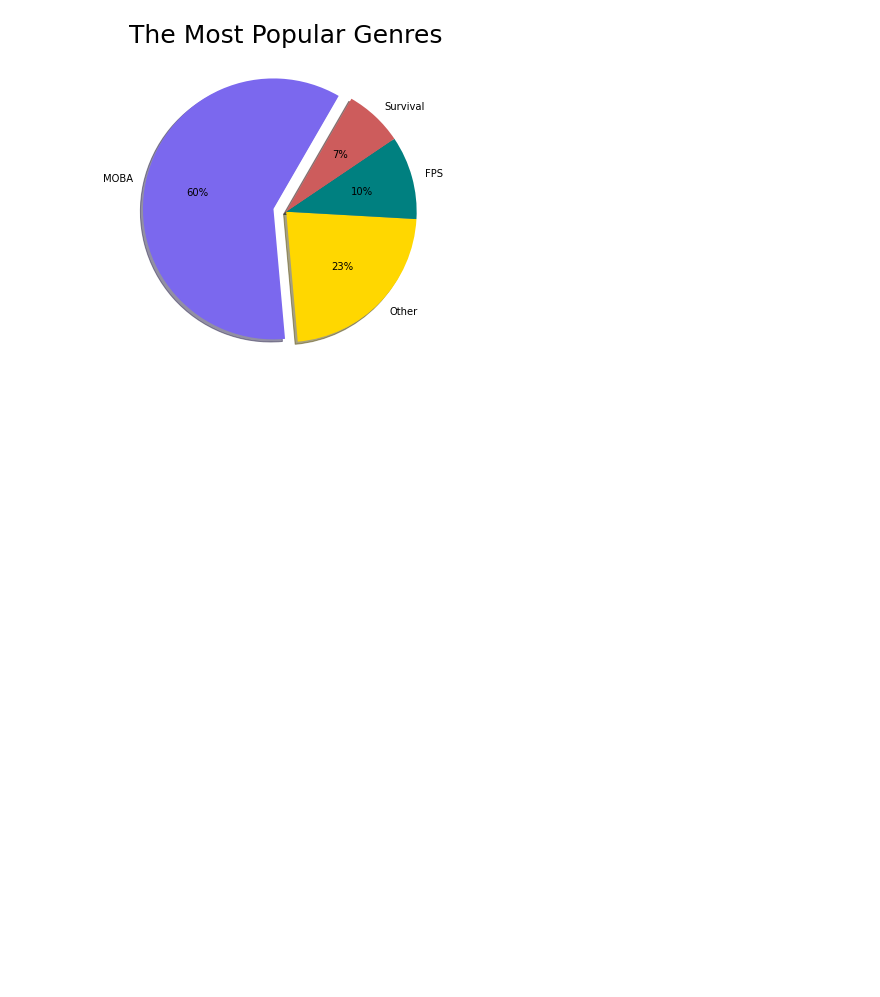
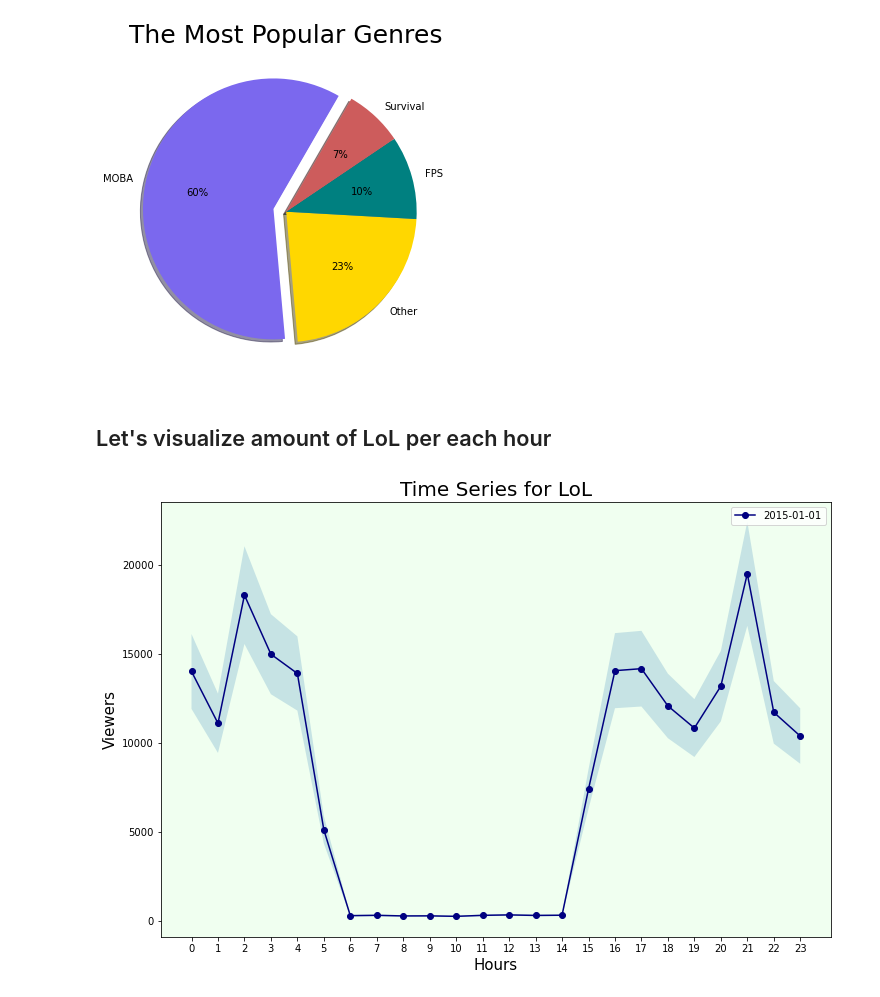
Before and after one commit to ivanowhorocked/sql_twich_practice, a Jupyter notebook: twitch.ipynb, the cells around one changed output. Saved outputs shown, nothing was run; the diff lists cells and outputs as text; code cells hidden in the pictures; blank space fills up the shorter version.

Commit message:
create a plot for LoL viewers per hour

```diff
--- a/twitch.ipynb
+++ b/twitch.ipynb
@@ -75,3 +75,29 @@ plt.title('The Most Popular Genres', fontsize = '25', fontweight = 'medium')
 plt.savefig('popular_genres')
 # %% [output]
 [figure]
+# %% [markdown]
+## Let's visualize amount of LoL per each hour
+# %%
+lol_hours = pd.read_csv('lol_hours.csv')
+#print(lol_hours)
+# %%
+hour = range(24)
+
+f, ax = plt.subplots(figsize = (12, 8))
+plt.plot(hour, lol_hours['viewers'], color = 'navy', marker = 'o')
+ax.set_xticks(hour)
+ax.set_xticklabels(hour)
+ax.set_facecolor('honeydew')
+plt.xlabel('Hours', fontsize = '15')
+plt.ylabel('Viewers', fontsize = '15')
+plt.title('Time Series for LoL', fontsize = '20')
+plt.legend(['2015-01-01'])
+
+y_upper = [1.15 * i for i in lol_hours['viewers']]
+y_lower = [0.85 * i for i in lol_hours['viewers']]
+
+plt.fill_between(hour, y_upper, y_lower, alpha = 0.2)
+
+plt.savefig('LoL_')
+# %% [output]
+[figure, added]
```
Also changed, not shown: 4 other files.
